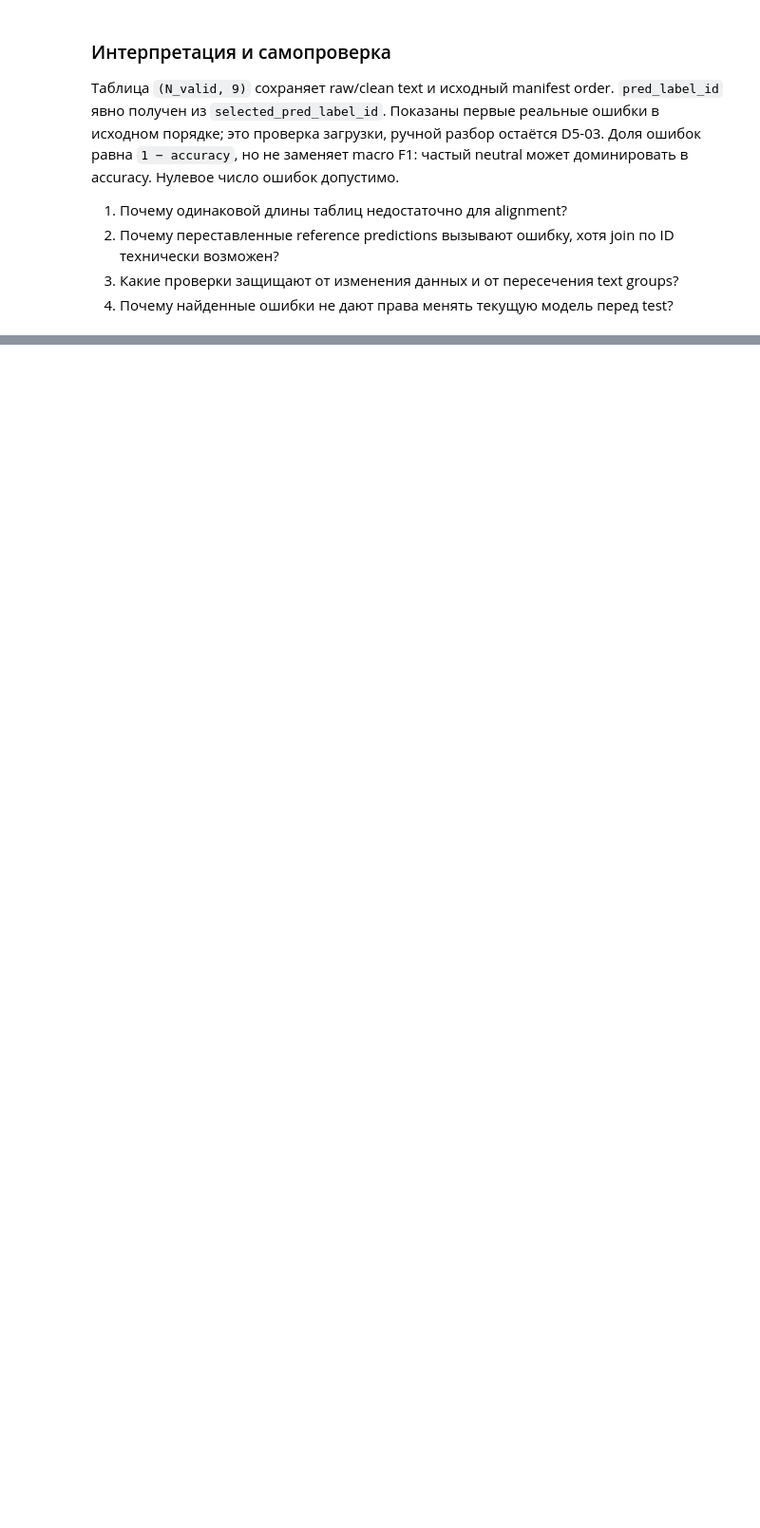
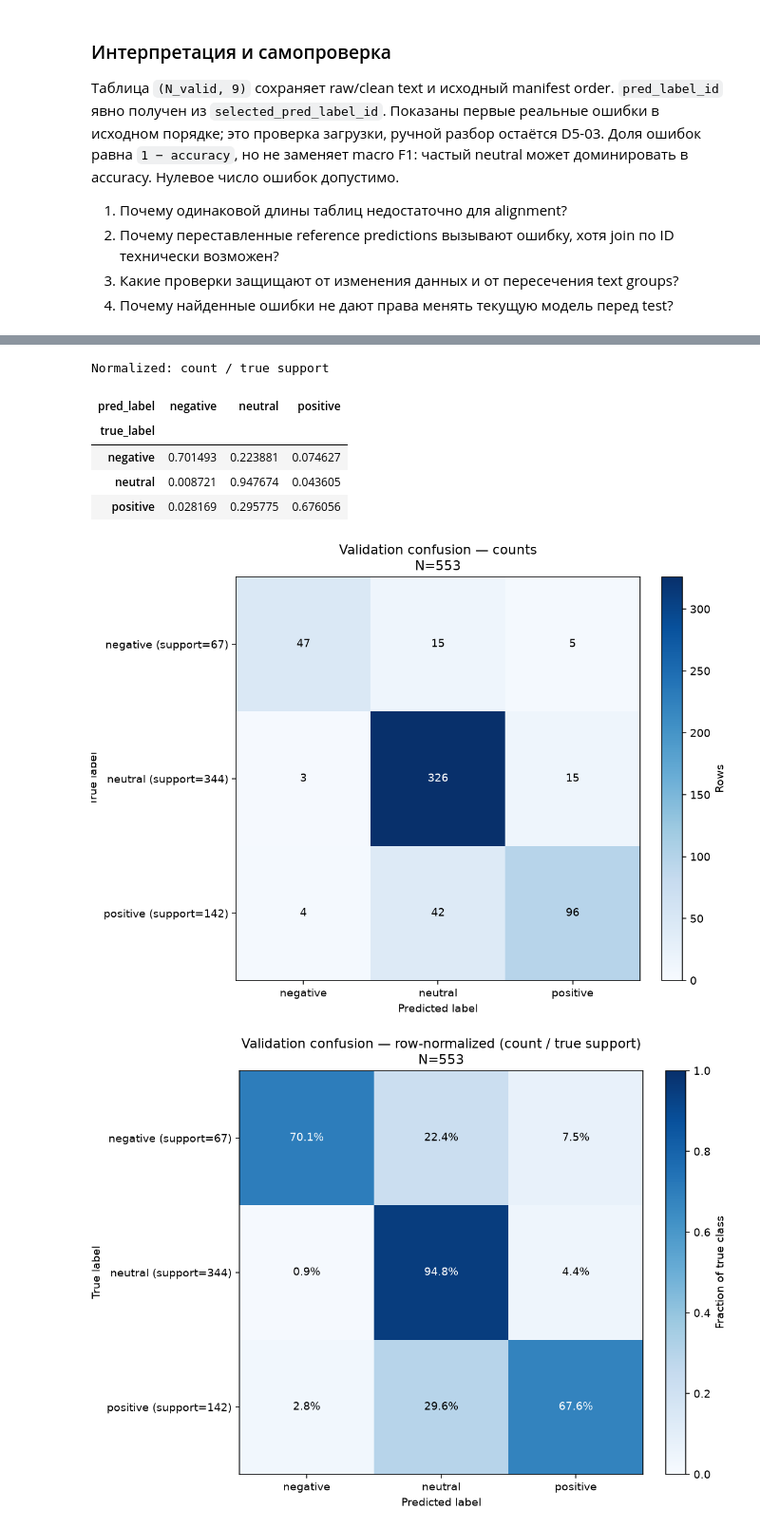
Before and after one commit to HomeboyMakkri/Text-classification, a Jupyter notebook: notebooks/day05_error_analysis.ipynb, the cells around one changed output, grey strips where cells are left out. Shown at 95% size. Saved outputs shown, nothing was run; the diff lists cells and outputs as text; code cells hidden in the pictures; blank space fills up the shorter version.

Commit message:
Add validation confusion matrices and error direction analysis

```diff
--- a/notebooks/day05_error_analysis.ipynb
+++ b/notebooks/day05_error_analysis.ipynb
@@ -61,0 +70,14 @@ N_valid=553; errors=84; error rate=15.19%
+# %%
+from finnews_sentiment.models.confusion import build_validation_confusion, save_validation_confusion
+from IPython.display import Image
+
+confusion = build_validation_confusion(analysis.table)
+confusion_paths = save_validation_confusion(confusion, ROOT / "reports/day05")
+print(f"Validation: N={confusion.metrics.n_samples}; accuracy={confusion.metrics.accuracy:.6f}; macro F1={confusion.metrics.macro_f1:.6f}")
+print("Counts: rows=true, columns=predicted")
+display(confusion.counts)
+print("Normalized: count / true support")
+display(confusion.normalized)
+display(Image(filename=str(confusion_paths["counts_png"])))
+display(Image(filename=str(confusion_paths["normalized_png"])))
+# %% [output]
@@ -61,0 +91,8 @@ N_valid=553; errors=84; error rate=15.19%
+Normalized: count / true support
+| pred_label | negative | neutral | positive |
+| true_label |  |  |  |
+| negative | 0.701493 | 0.223881 | 0.074627 |
+| neutral | 0.008721 | 0.947674 | 0.043605 |
+| positive | 0.028169 | 0.295775 | 0.676056 |
+[figure, added]
+[figure, added]
```
Also changed, not shown: parts of 4 cells of this notebook, 3 other files.
